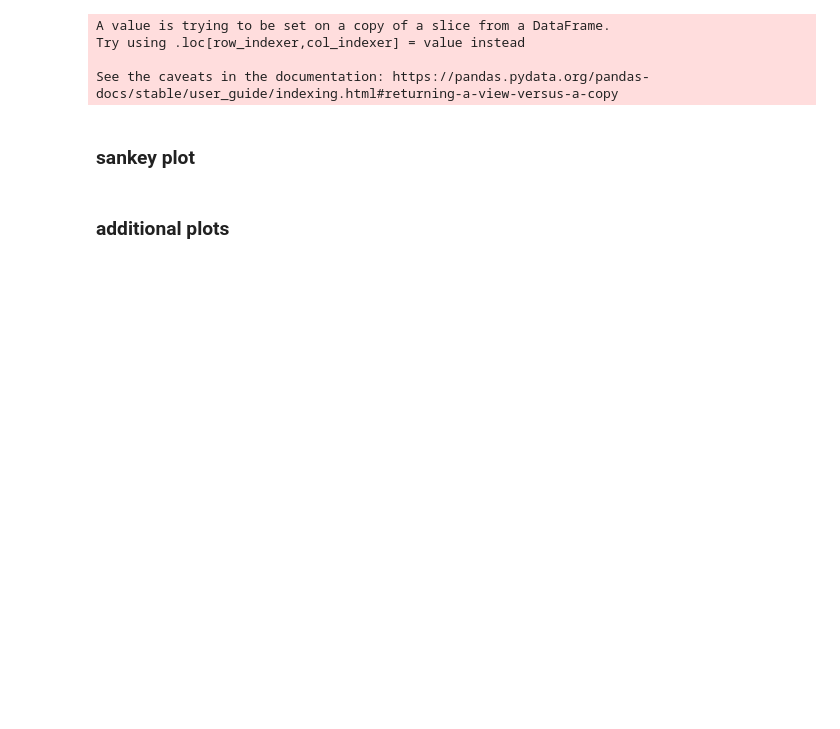
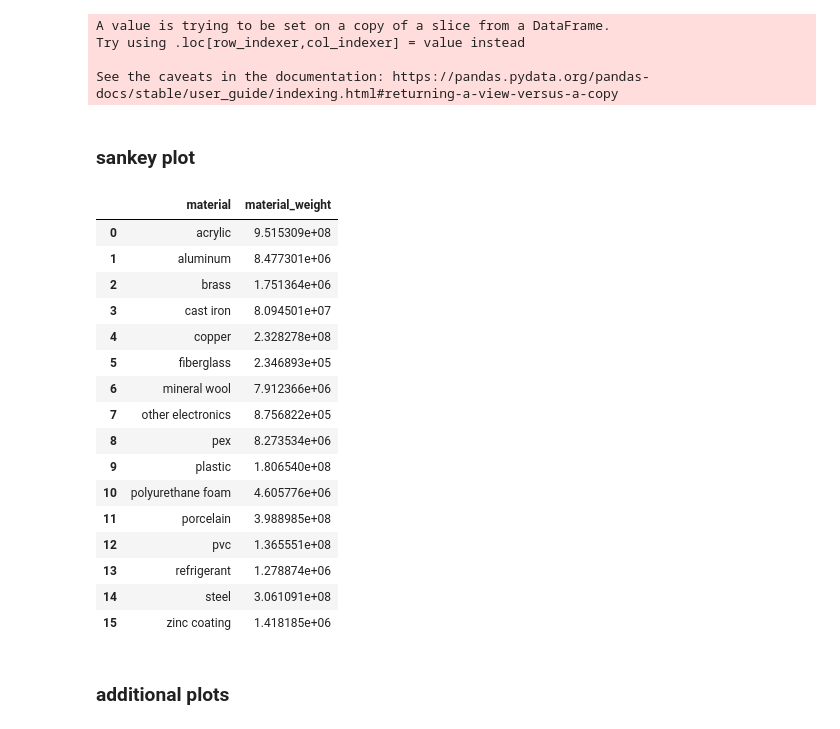
Before and after one commit to shuyanxiong/Integrated_Framework_Stock_Estimation, a Jupyter notebook: Connected_Database_Mathematical_Model copy.ipynb, the cells around one changed output. Drawn from its saved outputs; the diff is of its cells as text; code cells hidden in the pictures; blank space fills up the shorter version.

```diff
--- a/Connected_Database_Mathematical_Model copy.ipynb
+++ b/Connected_Database_Mathematical_Model copy.ipynb
@@ -922,5 +922,3 @@ df_final
-# %%
-df_final = final_df
 # %%
 # exclude historical buildings before 1930
 df_final_wt_hb = df_final[df_final['year of construction of the building yyyy'] >= 1930]
@@ -1365,3 +1431,25 @@ fig.write_image('material_flows_sankey.svg')
+# %%
+# get only material weights
+material_weights= df_agg.groupby(['material'])['material_weight'].sum().reset_index()
+material_weights
+# %% [output]
+|  | material | material_weight |
+| 0 | acrylic | 9.515309e+08 |
+| 1 | aluminum | 8.477301e+06 |
+| 2 | brass | 1.751364e+06 |
+| 3 | cast iron | 8.094501e+07 |
+| 4 | copper | 2.328278e+08 |
+| 5 | fiberglass | 2.346893e+05 |
+| 6 | mineral wool | 7.912366e+06 |
+| 7 | other electronics | 8.756822e+05 |
+| 8 | pex | 8.273534e+06 |
+| 9 | plastic | 1.806540e+08 |
+| 10 | polyurethane foam | 4.605776e+06 |
+| 11 | porcelain | 3.988985e+08 |
+| 12 | pvc | 1.365551e+08 |
+| 13 | refrigerant | 1.278874e+06 |
+| 14 | steel | 3.061091e+08 |
+| 15 | zinc coating | 1.418185e+06 |
 # %% [markdown]
 ### additional plots
 # %%
```
Also changed, not shown: parts of 2 cells of this notebook, 1 other file.
